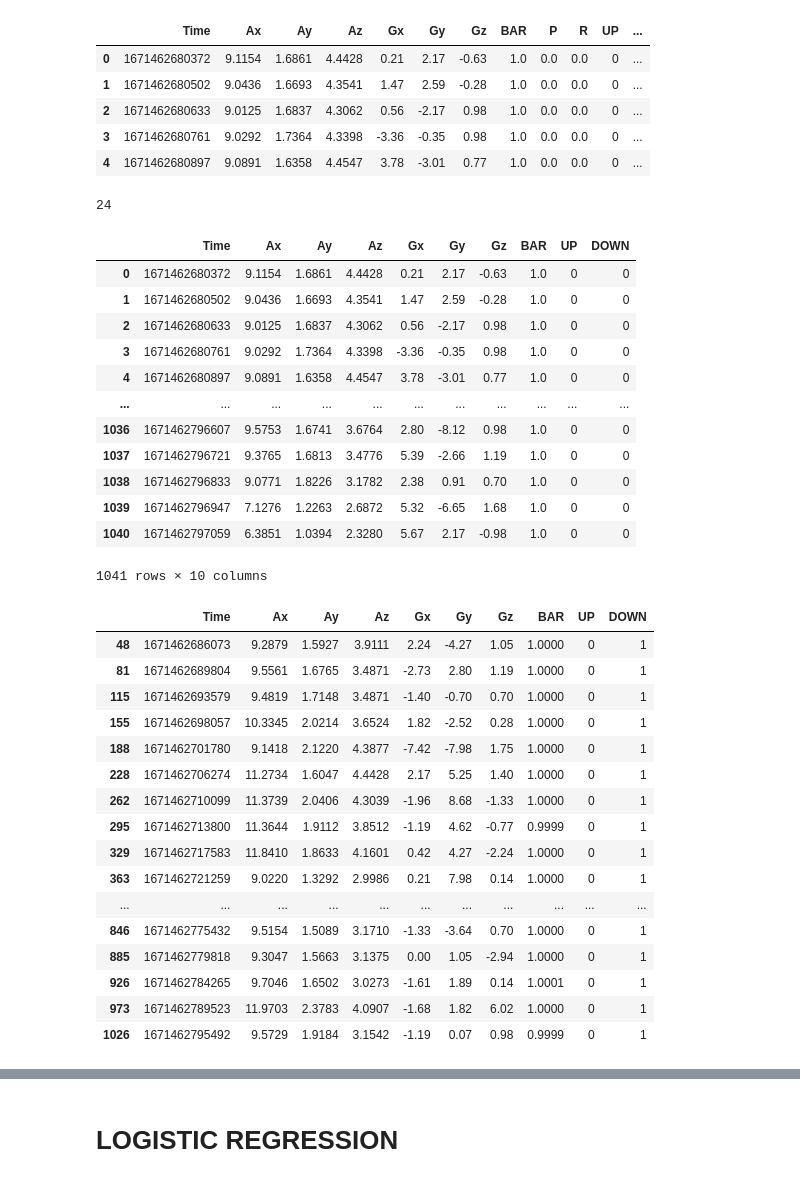
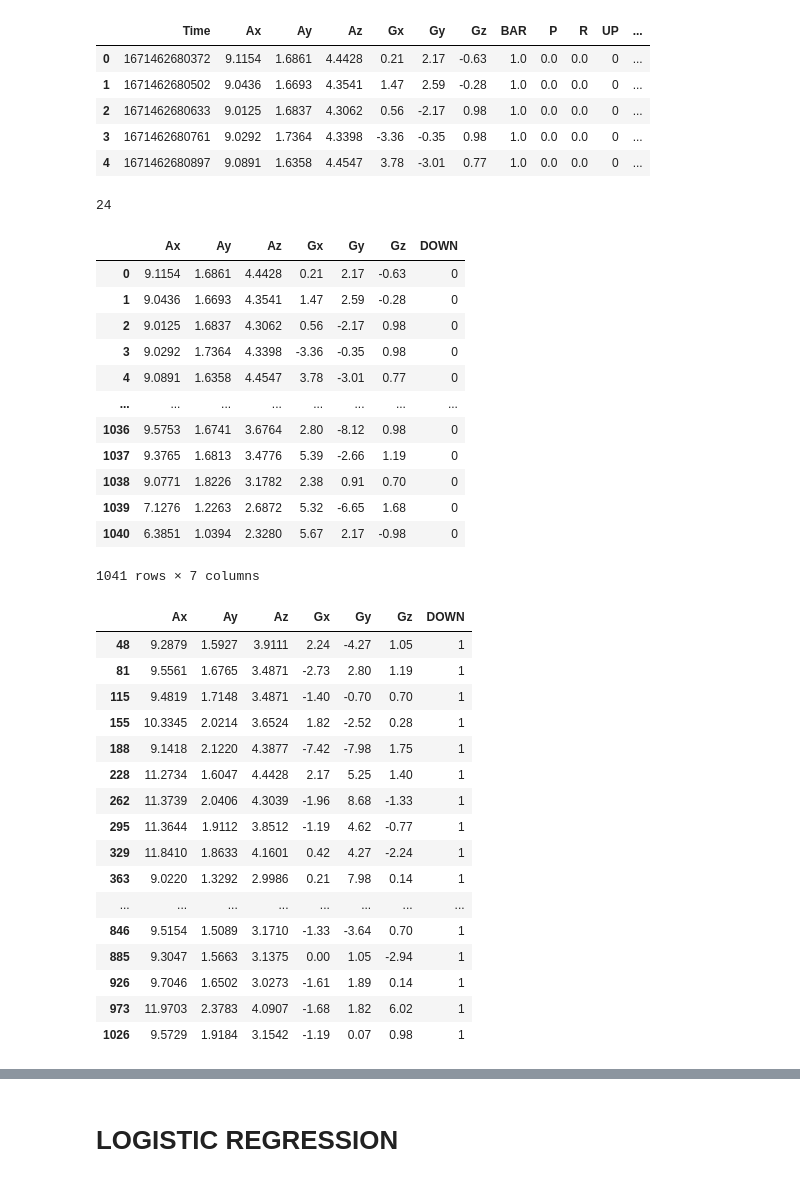
Before and after one commit to paoloartasensi/wow, a Jupyter notebook: LogisticWithChatGPT.ipynb, the cells around one changed output, grey strips where cells are left out. Cells and saved outputs as stored; diff of their text form; code cells hidden in the pictures.

```diff
--- a/LogisticWithChatGPT.ipynb
+++ b/LogisticWithChatGPT.ipynb
@@ -8,7 +8,7 @@ from sklearn.model_selection import train_test_split
 import numpy as np
 
 # Load the dataset into a pandas DataFrame
-df = pd.read_csv('/Users/paoloartasensi/Python_Scripts/artabax/artbax_csv/squat_20221219_0413PM.csv', header=0)
+df = pd.read_csv('/Users/paoloartasensi/Python_Scripts/artabax/Gdrive_csv/squat_20221219_0413PM.csv', header=0)
 
 df.head()
 # %% [output]
@@ -21,26 +21,26 @@ df.head()
 # %%
 
 count = df['DOWN'].value_counts()[1]
 print(count)
 shift = 3
 
-df = df.drop(columns=['P','R','prob'])
+df = df.drop(columns=['Time','P','R','prob','UP', 'BAR'])
 df
 # %% [output]
 24
-|  | Time | Ax | Ay | Az | Gx | Gy | Gz | BAR | UP | DOWN |
-| 0 | 1671462680372 | 9.1154 | 1.6861 | 4.4428 | 0.21 | 2.17 | -0.63 | 1.0 | 0 | 0 |
-| 1 | 1671462680502 | 9.0436 | 1.6693 | 4.3541 | 1.47 | 2.59 | -0.28 | 1.0 | 0 | 0 |
-| 2 | 1671462680633 | 9.0125 | 1.6837 | 4.3062 | 0.56 | -2.17 | 0.98 | 1.0 | 0 | 0 |
-| 3 | 1671462680761 | 9.0292 | 1.7364 | 4.3398 | -3.36 | -0.35 | 0.98 | 1.0 | 0 | 0 |
-| 4 | 1671462680897 | 9.0891 | 1.6358 | 4.4547 | 3.78 | -3.01 | 0.77 | 1.0 | 0 | 0 |
-| ... | ... | ... | ... | ... | ... | ... | ... | ... | ... | ... |
-| 1036 | 1671462796607 | 9.5753 | 1.6741 | 3.6764 | 2.80 | -8.12 | 0.98 | 1.0 | 0 | 0 |
-| 1037 | 1671462796721 | 9.3765 | 1.6813 | 3.4776 | 5.39 | -2.66 | 1.19 | 1.0 | 0 | 0 |
-| 1038 | 1671462796833 | 9.0771 | 1.8226 | 3.1782 | 2.38 | 0.91 | 0.70 | 1.0 | 0 | 0 |
-| 1039 | 1671462796947 | 7.1276 | 1.2263 | 2.6872 | 5.32 | -6.65 | 1.68 | 1.0 | 0 | 0 |
-| 1040 | 1671462797059 | 6.3851 | 1.0394 | 2.3280 | 5.67 | 2.17 | -0.98 | 1.0 | 0 | 0 |
+|  | Ax | Ay | Az | Gx | Gy | Gz | DOWN |
+| 0 | 9.1154 | 1.6861 | 4.4428 | 0.21 | 2.17 | -0.63 | 0 |
+| 1 | 9.0436 | 1.6693 | 4.3541 | 1.47 | 2.59 | -0.28 | 0 |
+| 2 | 9.0125 | 1.6837 | 4.3062 | 0.56 | -2.17 | 0.98 | 0 |
+| 3 | 9.0292 | 1.7364 | 4.3398 | -3.36 | -0.35 | 0.98 | 0 |
+| 4 | 9.0891 | 1.6358 | 4.4547 | 3.78 | -3.01 | 0.77 | 0 |
+| ... | ... | ... | ... | ... | ... | ... | ... |
+| 1036 | 9.5753 | 1.6741 | 3.6764 | 2.80 | -8.12 | 0.98 | 0 |
+| 1037 | 9.3765 | 1.6813 | 3.4776 | 5.39 | -2.66 | 1.19 | 0 |
+| 1038 | 9.0771 | 1.8226 | 3.1782 | 2.38 | 0.91 | 0.70 | 0 |
+| 1039 | 7.1276 | 1.2263 | 2.6872 | 5.32 | -6.65 | 1.68 | 0 |
+| 1040 | 6.3851 | 1.0394 | 2.3280 | 5.67 | 2.17 | -0.98 | 0 |
-1041 rows × 10 columns
+1041 rows × 7 columns
 # %%
 
 df_temp = df.loc[df['DOWN'] == 1]
@@ -48,22 +48,22 @@ pos = np.array(df_temp.index)
 
 df_temp.head(24)
 # %% [output]
-|  | Time | Ax | Ay | Az | Gx | Gy | Gz | BAR | UP | DOWN |
-| 48 | 1671462686073 | 9.2879 | 1.5927 | 3.9111 | 2.24 | -4.27 | 1.05 | 1.0000 | 0 | 1 |
-| 81 | 1671462689804 | 9.5561 | 1.6765 | 3.4871 | -2.73 | 2.80 | 1.19 | 1.0000 | 0 | 1 |
-| 115 | 1671462693579 | 9.4819 | 1.7148 | 3.4871 | -1.40 | -0.70 | 0.70 | 1.0000 | 0 | 1 |
-| 155 | 1671462698057 | 10.3345 | 2.0214 | 3.6524 | 1.82 | -2.52 | 0.28 | 1.0000 | 0 | 1 |
-| 188 | 1671462701780 | 9.1418 | 2.1220 | 4.3877 | -7.42 | -7.98 | 1.75 | 1.0000 | 0 | 1 |
-| 228 | 1671462706274 | 11.2734 | 1.6047 | 4.4428 | 2.17 | 5.25 | 1.40 | 1.0000 | 0 | 1 |
-| 262 | 1671462710099 | 11.3739 | 2.0406 | 4.3039 | -1.96 | 8.68 | -1.33 | 1.0000 | 0 | 1 |
-| 295 | 1671462713800 | 11.3644 | 1.9112 | 3.8512 | -1.19 | 4.62 | -0.77 | 0.9999 | 0 | 1 |
-| 329 | 1671462717583 | 11.8410 | 1.8633 | 4.1601 | 0.42 | 4.27 | -2.24 | 1.0000 | 0 | 1 |
-| 363 | 1671462721259 | 9.0220 | 1.3292 | 2.9986 | 0.21 | 7.98 | 0.14 | 1.0000 | 0 | 1 |
-| ... | ... | ... | ... | ... | ... | ... | ... | ... | ... | ... |
-| 846 | 1671462775432 | 9.5154 | 1.5089 | 3.1710 | -1.33 | -3.64 | 0.70 | 1.0000 | 0 | 1 |
-| 885 | 1671462779818 | 9.3047 | 1.5663 | 3.1375 | 0.00 | 1.05 | -2.94 | 1.0000 | 0 | 1 |
-| 926 | 1671462784265 | 9.7046 | 1.6502 | 3.0273 | -1.61 | 1.89 | 0.14 | 1.0001 | 0 | 1 |
-| 973 | 1671462789523 | 11.9703 | 2.3783 | 4.0907 | -1.68 | 1.82 | 6.02 | 1.0000 | 0 | 1 |
-| 1026 | 1671462795492 | 9.5729 | 1.9184 | 3.1542 | -1.19 | 0.07 | 0.98 | 0.9999 | 0 | 1 |
+|  | Ax | Ay | Az | Gx | Gy | Gz | DOWN |
+| 48 | 9.2879 | 1.5927 | 3.9111 | 2.24 | -4.27 | 1.05 | 1 |
+| 81 | 9.5561 | 1.6765 | 3.4871 | -2.73 | 2.80 | 1.19 | 1 |
+| 115 | 9.4819 | 1.7148 | 3.4871 | -1.40 | -0.70 | 0.70 | 1 |
+| 155 | 10.3345 | 2.0214 | 3.6524 | 1.82 | -2.52 | 0.28 | 1 |
+| 188 | 9.1418 | 2.1220 | 4.3877 | -7.42 | -7.98 | 1.75 | 1 |
+| 228 | 11.2734 | 1.6047 | 4.4428 | 2.17 | 5.25 | 1.40 | 1 |
+| 262 | 11.3739 | 2.0406 | 4.3039 | -1.96 | 8.68 | -1.33 | 1 |
+| 295 | 11.3644 | 1.9112 | 3.8512 | -1.19 | 4.62 | -0.77 | 1 |
+| 329 | 11.8410 | 1.8633 | 4.1601 | 0.42 | 4.27 | -2.24 | 1 |
+| 363 | 9.0220 | 1.3292 | 2.9986 | 0.21 | 7.98 | 0.14 | 1 |
+| ... | ... | ... | ... | ... | ... | ... | ... |
+| 846 | 9.5154 | 1.5089 | 3.1710 | -1.33 | -3.64 | 0.70 | 1 |
+| 885 | 9.3047 | 1.5663 | 3.1375 | 0.00 | 1.05 | -2.94 | 1 |
+| 926 | 9.7046 | 1.6502 | 3.0273 | -1.61 | 1.89 | 0.14 | 1 |
+| 973 | 11.9703 | 2.3783 | 4.0907 | -1.68 | 1.82 | 6.02 | 1 |
+| 1026 | 9.5729 | 1.9184 | 3.1542 | -1.19 | 0.07 | 0.98 | 1 |
 # %%
 #Aggiunge numeri 1 a quelli presenti nella colonna DOWN
```
Also changed, not shown: parts of 11 cells of this notebook, 8 other files.
